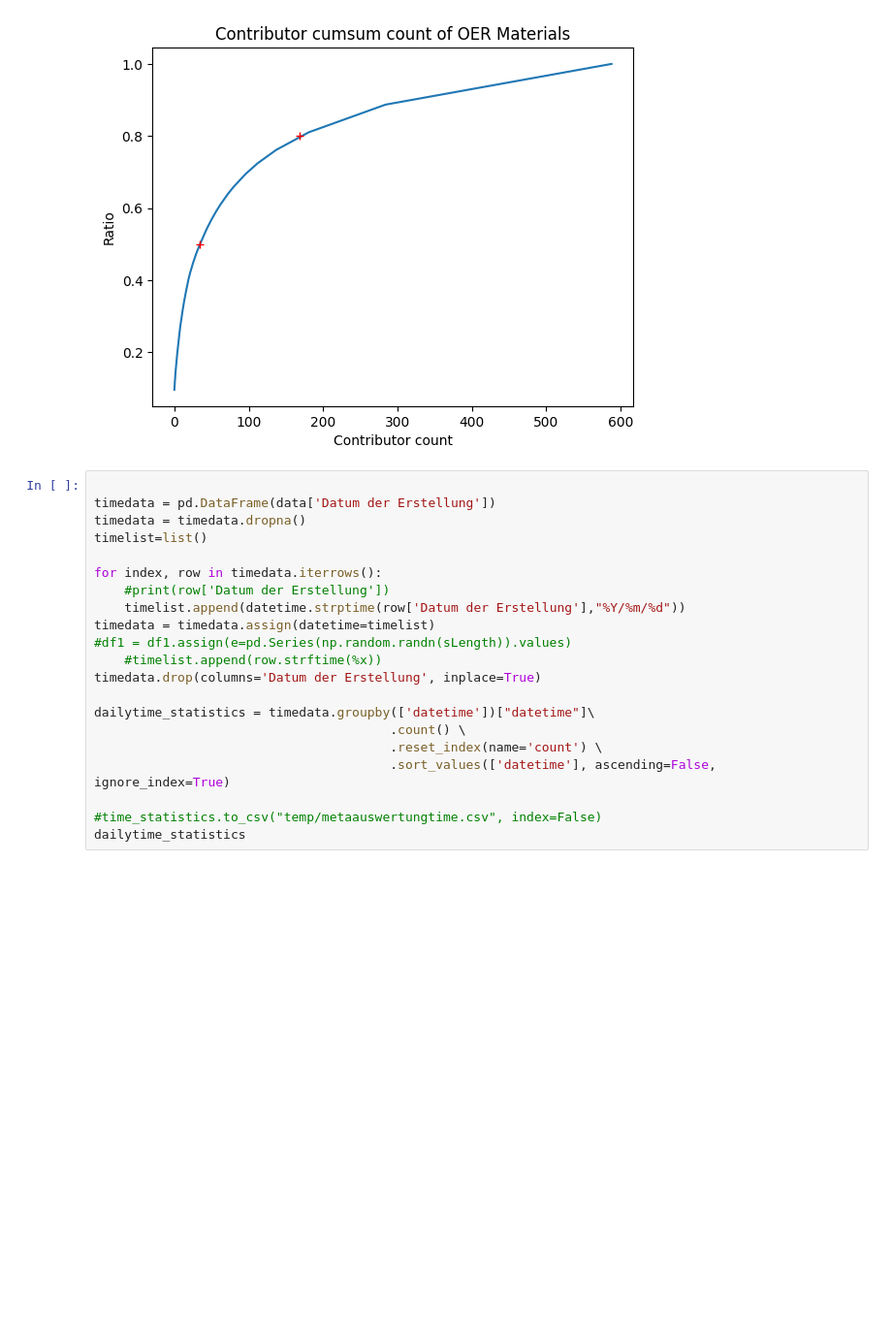
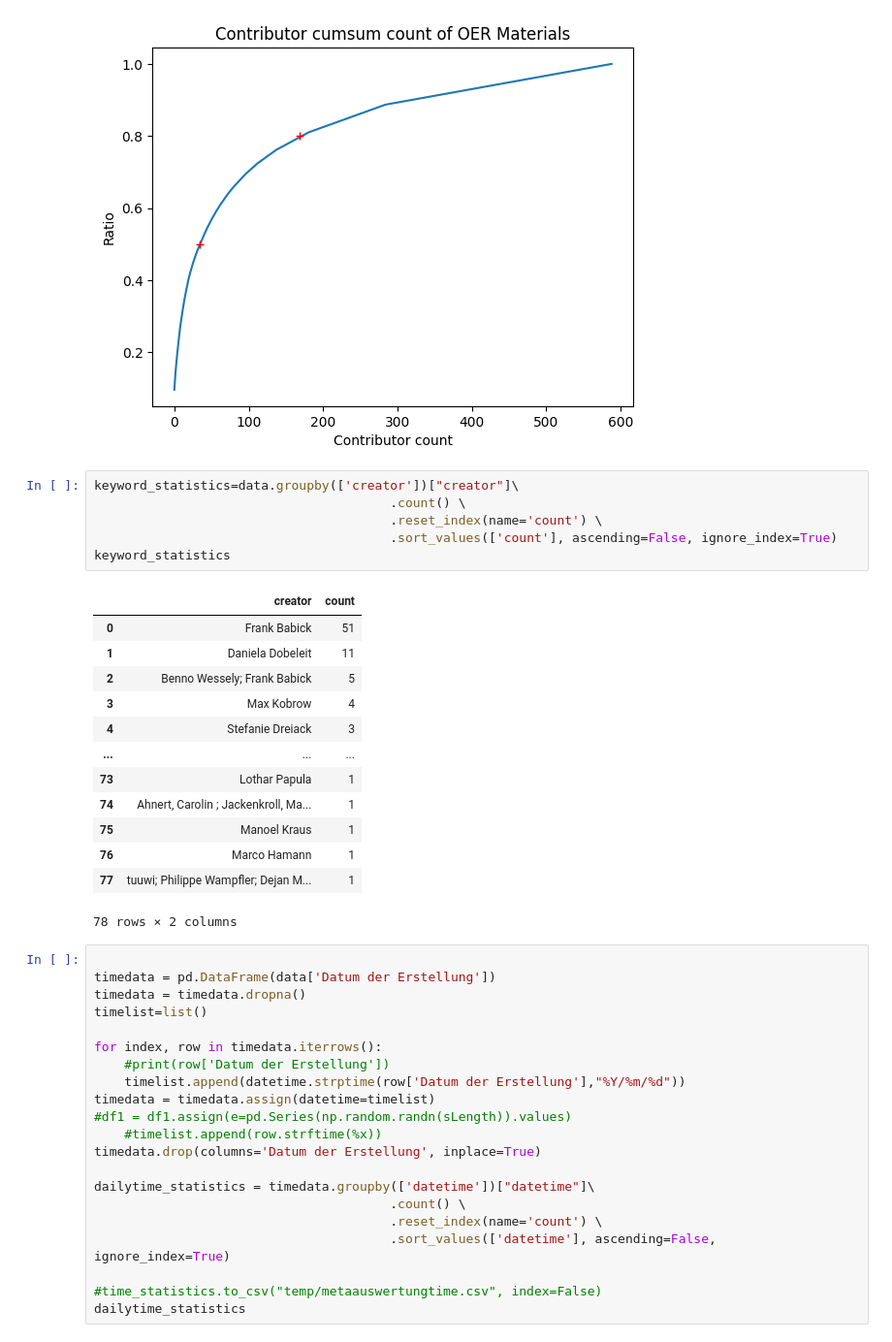
Before and after one commit to JojoThaumium/content-aggregation-on-OER-objects, a Jupyter notebook: notebooks/metaevaluation.ipynb, the cells around one changed output. Shown at 97% size. Saved outputs shown, nothing was run; the diff lists cells and outputs as text; blank space fills up the shorter version.

```diff
--- a/notebooks/metaevaluation.ipynb
+++ b/notebooks/metaevaluation.ipynb
@@ -128,6 +128,26 @@ plt.plot([169],[0.8], "+r")
 # %% [output]
 [<matplotlib.lines.Line2D at 0x...>]
 [figure]
+# %%
+keyword_statistics=data.groupby(['creator'])["creator"]\
+                                       .count() \
+                                       .reset_index(name='count') \
+                                       .sort_values(['count'], ascending=False, ignore_index=True)
+keyword_statistics
+# %% [output]
+|  | creator | count |
+| 0 | Frank Babick | 51 |
+| 1 | Daniela Dobeleit | 11 |
+| 2 | Benno Wessely; Frank Babick | 5 |
+| 3 | Max Kobrow | 4 |
+| 4 | Stefanie Dreiack | 3 |
+| ... | ... | ... |
+| 73 | Lothar Papula | 1 |
+| 74 | Ahnert, Carolin ; Jackenkroll, Ma... | 1 |
+| 75 | Manoel Kraus | 1 |
+| 76 | Marco Hamann | 1 |
+| 77 | tuuwi; Philippe Wampfler; Dejan M... | 1 |
+78 rows × 2 columns
 # %%
 
 timedata = pd.DataFrame(data['Datum der Erstellung'])
```
Also changed, not shown: parts of 13 cells of this notebook, 1 other file.
